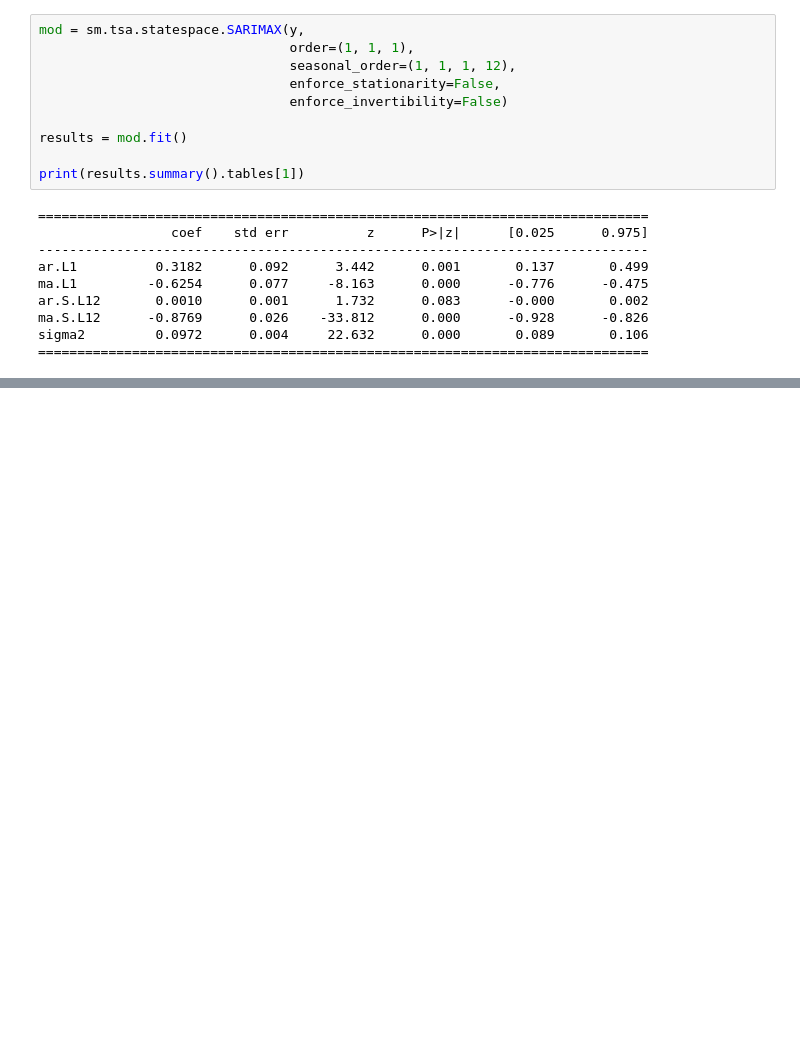
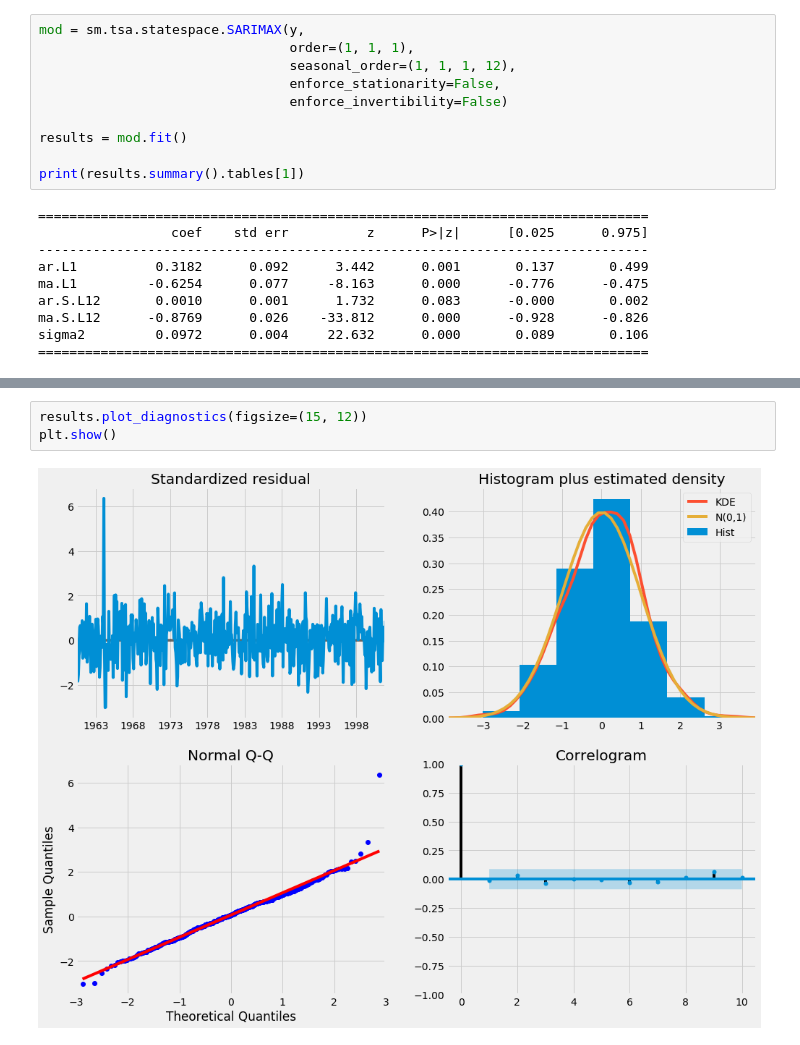
Before and after one commit to dipalira/DS-Challenges, a Jupyter notebook: Time Series/ARIMA & SARIMA Time Series.ipynb, the cells around one changed output, grey strips where cells are left out. Cells and saved outputs as stored; diff of their text form; blank space fills up the shorter version.

```diff
--- a/Time Series/ARIMA & SARIMA Time Series.ipynb
+++ b/Time Series/ARIMA & SARIMA Time Series.ipynb
@@ -130,0 +134,5 @@ The coef column shows the weight (i.e. importance) of each feature and how each
+# %%
+results.plot_diagnostics(figsize=(15, 12))
+plt.show()
+# %% [output]
+[figure, added]
```
Also changed, not shown: parts of 12 cells of this notebook.
